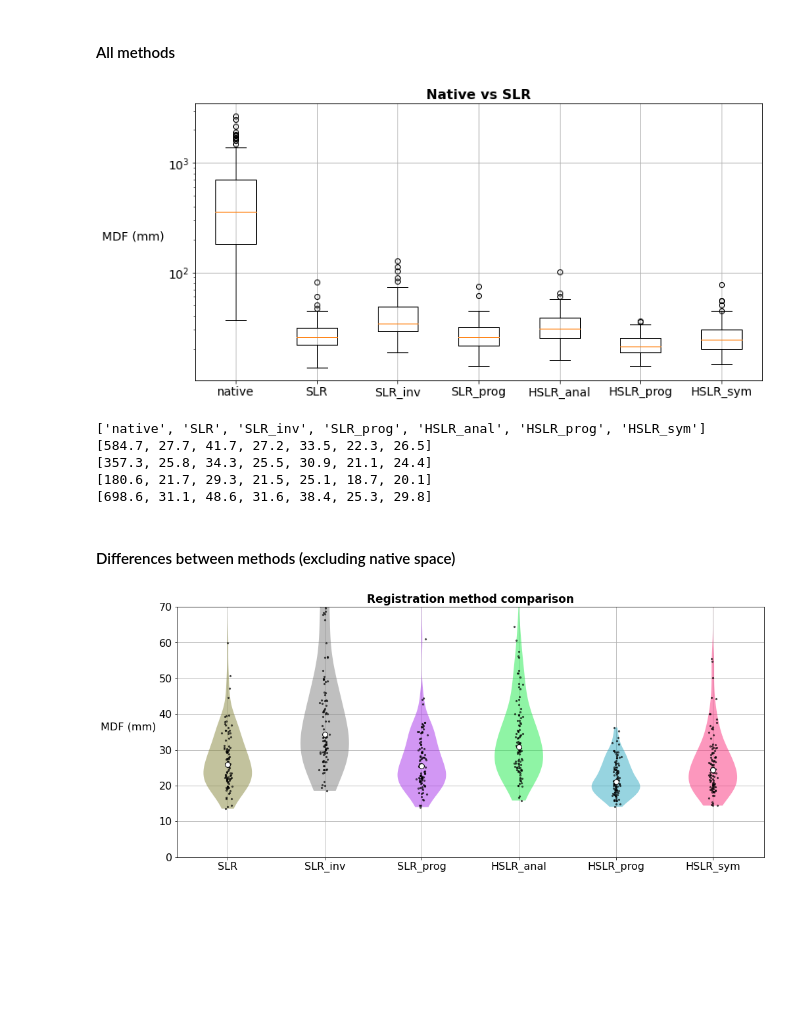
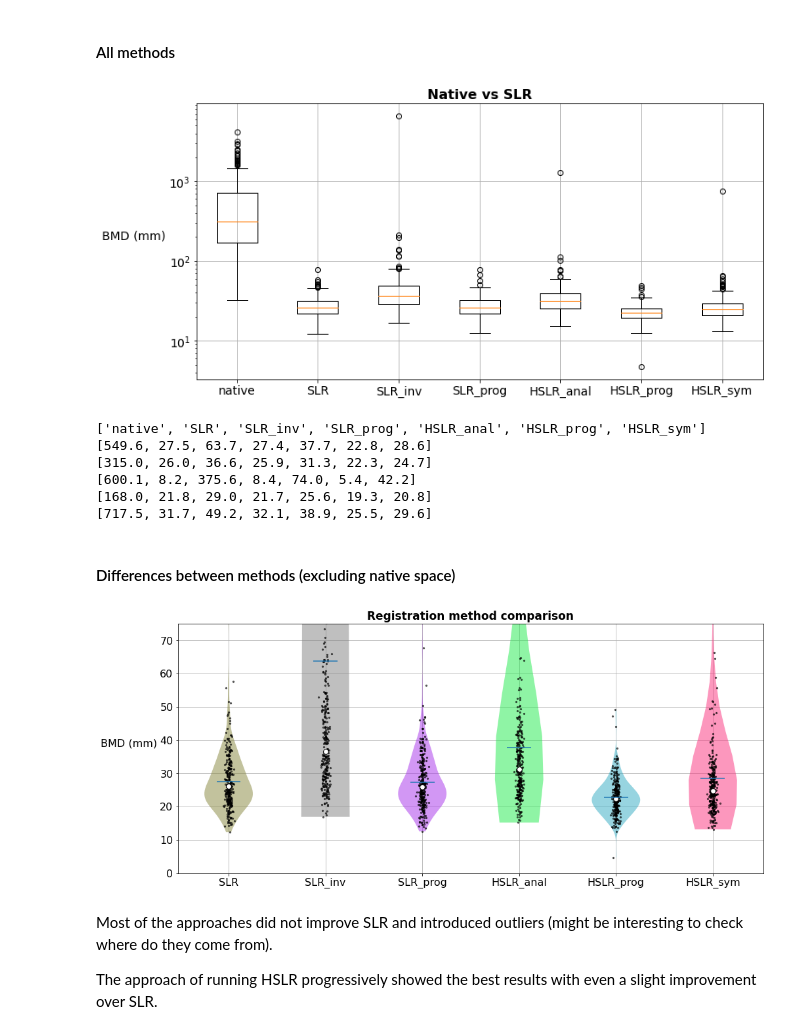
Before and after one commit to drombas/streamlines-gsoc, a Jupyter notebook: code/hslr/hslr_experiment.ipynb, the cells around one changed output. Drawn from its saved outputs; the diff is of its cells as text; code cells hidden in the pictures; blank space fills up the shorter version.

Commit message:
Run HSLR experiment with 300 bundle pairs

```diff
--- a/code/hslr/hslr_experiment.ipynb
+++ b/code/hslr/hslr_experiment.ipynb
@@ -68,7 +68,7 @@ for sub in subjects:
 # %%
 x0 = 'affine'
 qbx_th = 5
-N = 100  # Number of pairs
+N = 300  # Number of pairs
 
 np.random.seed(0)  # for reproducibility
 
@@ -111,6 +111,13 @@ for i in range(N):
     bundle21_inv = transform_streamlines(bundle2, T21_inv)
     d_slr_inv[i] = bundle_distance_min(distance_matrix_mdf(bundle1, bundle21_inv))
 
+    "SLR progressive"
+    srr = StreamlineLinearRegistration(x0=x0)
+    srm = srr.optimize(static=centroids2, moving=centroids1m)
+    Tm2_prog = srm.matrix
+    bundle12_prog = transform_streamlines(bundle1m, Tm2_prog)
+    d_slr_prog[i] = bundle_distance_min(distance_matrix_mdf(bundle2, bundle12_prog))
+
     "HSLR"
     # Step 1
     x12 = decompose_matrix44(T12)
@@ -144,13 +151,6 @@ for i in range(N):
     T2m_sym = compose_matrix44(x2m)
     bundle2m_sym = transform_streamlines(bundle2, T2m_sym)
     d_hslr_sym[i] = bundle_distance_min(distance_matrix_mdf(bundle1m, bundle2m_sym))
-
-    "SLR progressive"
-    srr = StreamlineLinearRegistration(x0=x0)
-    srm = srr.optimize(static=centroids2, moving=centroids1m)
-    Tm2_prog = srm.matrix
-    bundle12_prog = transform_streamlines(bundle1m, Tm2_prog)
-    d_slr_prog[i] = bundle_distance_min(distance_matrix_mdf(bundle2, bundle12_prog))
 # %% [markdown]
 ### **Results**
 # %% [markdown]
@@ -164,56 +164,62 @@ fig.set_size_inches(12, 6)
 ax.boxplot(data)
 # ax.violinplot(data_with_raw, showmedians=True)
 ax.set_title('Native vs SLR',fontsize=16, fontweight='bold')
-ax.set_ylabel('MDF (mm)', rotation='horizontal', ha='right', fontsize=14)
+ax.set_ylabel('BMD (mm)', rotation='horizontal', ha='right', fontsize=14)
 ax.set_yscale('log')
 ax.grid()
 ax.set_xticks(np.arange(1, len(labels) + 1))
 _ = ax.set_xticklabels(labels)
 ax.tick_params(axis='both',which='major',labelsize=14)
 # %% [output]
-[figure, old version]
+[figure, new version]
 # %%
 print(labels)
 print([np.round(np.mean(d), 1) for d in data])
 print([np.round(np.median(d), 1) for d in data])
+print([np.round(np.std(d), 1) for d in data])
 print([np.round(np.percentile(d, 25), 1) for d in data])
 print([np.round(np.percentile(d, 75), 1) for d in data])
 # %% [output]
 ['native', 'SLR', 'SLR_inv', 'SLR_prog', 'HSLR_anal', 'HSLR_prog', 'HSLR_sym']
-[584.7, 27.7, 41.7, 27.2, 33.5, 22.3, 26.5]
-[357.3, 25.8, 34.3, 25.5, 30.9, 21.1, 24.4]
-[180.6, 21.7, 29.3, 21.5, 25.1, 18.7, 20.1]
-[698.6, 31.1, 48.6, 31.6, 38.4, 25.3, 29.8]
+[549.6, 27.5, 63.7, 27.4, 37.7, 22.8, 28.6]
+[315.0, 26.0, 36.6, 25.9, 31.3, 22.3, 24.7]
+[600.1, 8.2, 375.6, 8.4, 74.0, 5.4, 42.2]
+[168.0, 21.8, 29.0, 21.7, 25.6, 19.3, 20.8]
+[717.5, 31.7, 49.2, 32.1, 38.9, 25.5, 29.6]
 # %% [markdown]
 #### Differences between methods (excluding native space)
 # %%
 colors = [[0.53, 0.53, 0.24], [0.5, 0.5, 0.5], [0.65, 0.19, 0.92], [
     0.13, 0.92, 0.3], [0.19, 0.67, 0.76], [0.98, 0.19, 0.49]]
 
 fig, ax = plt.subplots()
 
 fig.set_size_inches(16, 7)
 
 y_min = 0
-y_max = 70
+y_max = 75
 
-vp = ax.violinplot(data[1:], showmeans=False, showmedians=False, showextrema=False)
+vp = ax.violinplot(data[1:], showmeans=True, showmedians=False, showextrema=False)
 ax.grid()
 ax.set_axisbelow(True)
 ax.set_title('Registration method comparison', fontsize=17, fontweight='bold')
-ax.set_ylabel('MDF (mm)', rotation='horizontal', ha='right', fontsize=16)
+ax.set_ylabel('BMD (mm)', rotation='horizontal', ha='right', fontsize=16)
 ax.set_xticks(np.arange(1, len(labels)))
 ax.set_xticklabels(labels[1:])
 ax.tick_params(labelsize=16)
 ax.set_ylim(y_min, y_max)
 s = 0.02
 for i, pc in enumerate(vp['bodies']):
     pc.set_facecolor(colors[i])
     # pc.set_edgecolor('black')
     pc.set_alpha(0.5)
     x = (i+1) + s*np.random.randn(N)
     ax.scatter(x, data[i+1], 5, color=[0, 0, 0], alpha=0.6)
     ax.scatter((i+1), np.median(data[i+1]), 60,
                color=[1, 1, 1], alpha=1, edgecolors=[0, 0, 0])
 # %% [output]
-[figure, old version]
+[figure, new version]
+# %% [markdown]
+Most of the approaches did not improve SLR and introduced outliers (might be interesting to check where do they come from).
+
+The approach of running HSLR progressively showed the best results with even a slight improvement over SLR.
```
